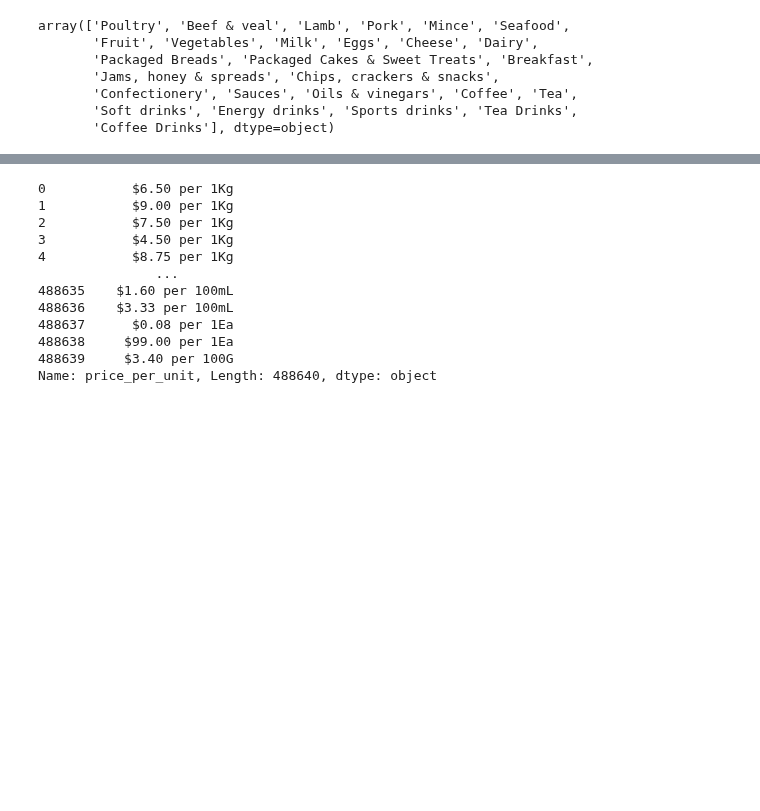
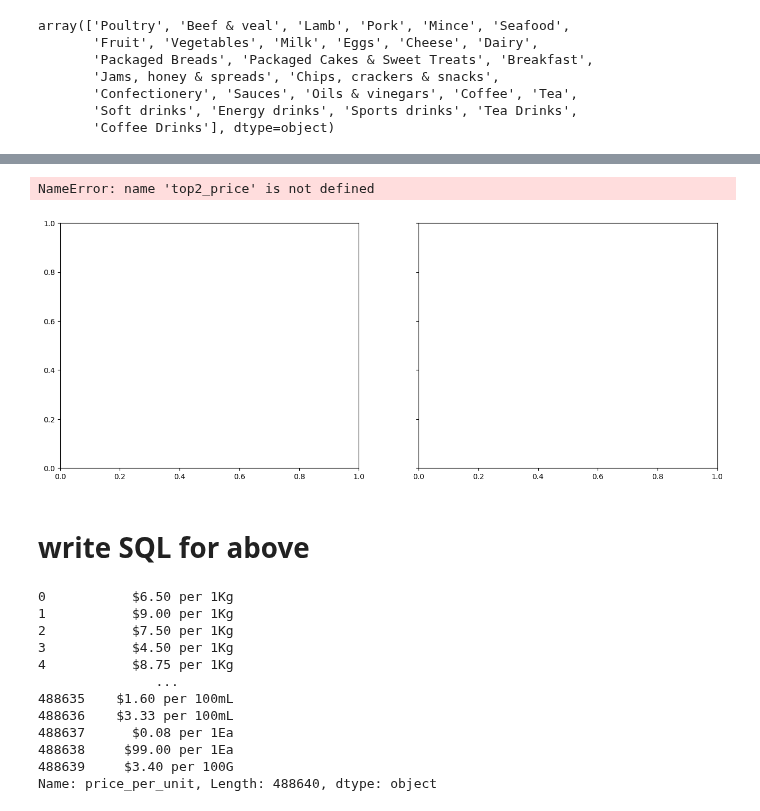
Before and after one commit to binayakhadka/grocery-retail-analytics, a Jupyter notebook: aus.ipynb, the cells around one changed output, grey strips where cells are left out. Cells and saved outputs as stored; diff of their text form; code cells hidden in the pictures; blank space fills up the shorter version.

```diff
--- a/aus.ipynb
+++ b/aus.ipynb
@@ -204,0 +248,8 @@ df.groupby(['state','category']).agg(Total=('price','sum'), Count=('price','coun
+# %%
+# For each state, pick top 2 rows by Total_price
+top2_price = (
+    df_grouped.sort_values(['state', 'Total_price'], ascending=[True, False])
+              .groupby('state')
+              .head(2)
+)
+top2_price
@@ -205,3 +274,23 @@ df.groupby(['state','category']).agg(Total=('price','sum'), Count=('price','coun
+# %%
+fig, axes = plt.subplots(1, 2, figsize=(16,6), sharey=True)
+
+sns.barplot(data=top2_price, y='state', x='Total_price', hue='category', orient='h', ax=axes[0])
+axes[0].set_title("Top 2 Categories by Total Price")
+axes[0].set_xlabel("Total Price")
+axes[0].set_ylabel("State")
+
+sns.barplot(data=top2_items, y='state', x='Total_items', hue='category', orient='h', ax=axes[1])
+axes[1].set_title("Top 2 Categories by Total Items")
+axes[1].set_xlabel("Total Items")
+axes[1].set_ylabel("")
+
+plt.tight_layout()
+plt.show()
+# %% [output]
+NameError: name 'top2_price' is not defined
+[figure, added]
+# %% [markdown]
+# write SQL for above #
 # %%
 df.price_per_unit
 # %% [output]
```
Also changed, not shown: parts of 9 cells of this notebook.
